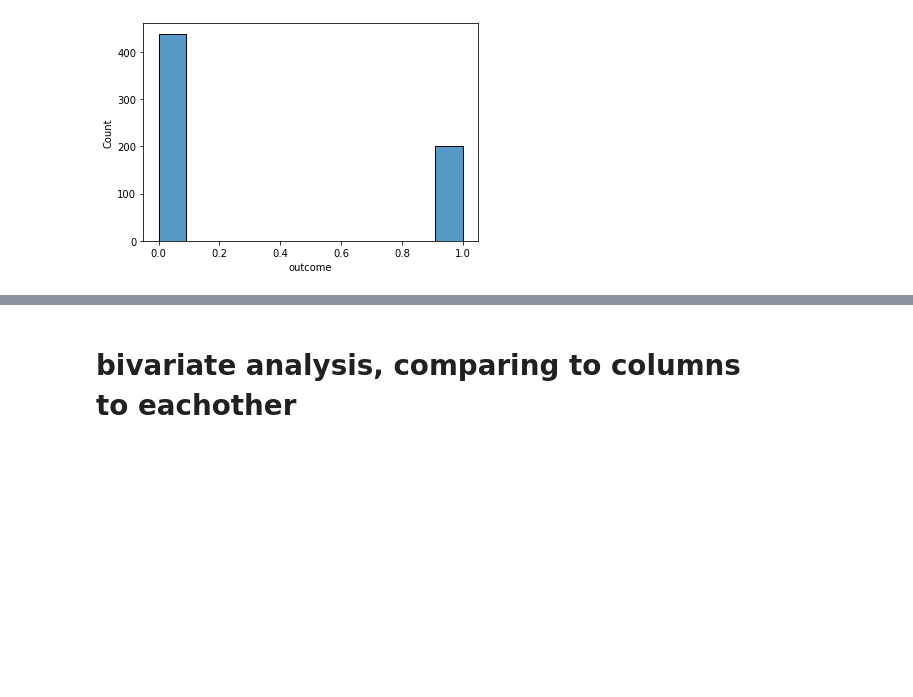
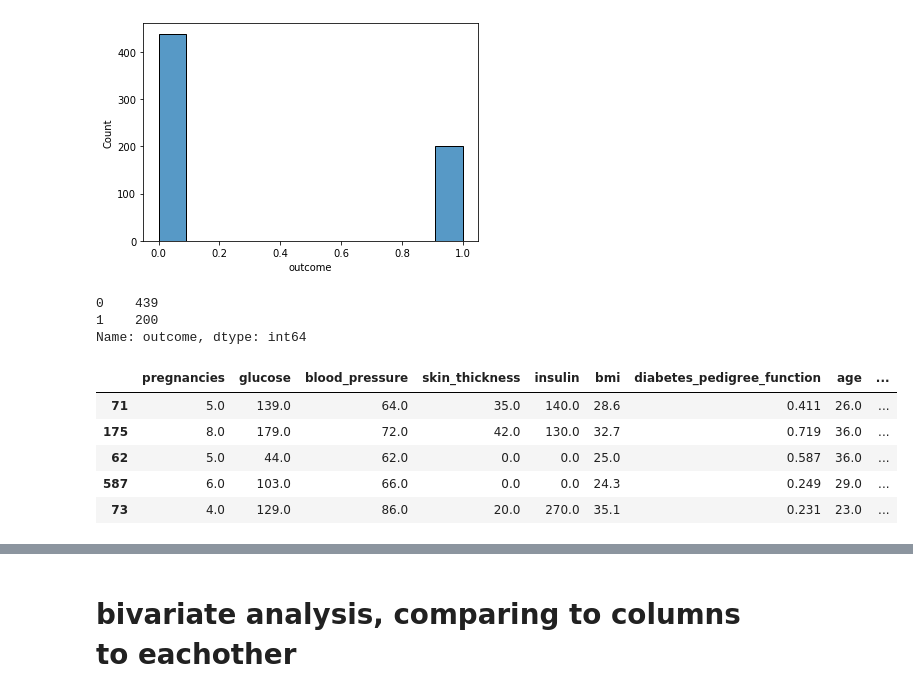
Before and after one commit to raedownen/mini_projects, a Jupyter notebook: diabetes_project.ipynb, the cells around one changed output, grey strips where cells are left out. Drawn from its saved outputs; the diff is of its cells as text; code cells hidden in the pictures; blank space fills up the shorter version.

```diff
--- a/diabetes_project.ipynb
+++ b/diabetes_project.ipynb
@@ -346,3 +346,35 @@ sns.histplot(data=diabetes_df, x="outcome")
 plt.show()
 # %% [output]
 [figure]
+# %%
+diabetes_df.outcome.value_counts()
+# %% [output]
+0    439
+1    200
+Name: outcome, dtype: int64
+# %%
+def split_diabetes(df):
+    '''
+    This function performs split on diabetes data, stratify outcome.
+    Returns train, validate, and test dfs.
+    '''
+    train_validate, test = train_test_split(diabetes_df, test_size=.2,
+                                        random_state=123,
+                                        stratify=diabetes_df.outcome)
+    train, validate = train_test_split(train_validate, test_size=.3,
+                                   random_state=123,
+                                   stratify=train_validate.outcome)
+    return train, validate, test
+
+#train, validate, test= split_diabetes(df)
+# %%
+train, validate, test= split_diabetes(diabetes_df)
+# %%
+train.head()
+# %% [output]
+|  | pregnancies | glucose | blood_pressure | skin_thickness | insulin | bmi | diabetes_pedigree_function | age | ... |
+| 71 | 5.0 | 139.0 | 64.0 | 35.0 | 140.0 | 28.6 | 0.411 | 26.0 | ... |
+| 175 | 8.0 | 179.0 | 72.0 | 42.0 | 130.0 | 32.7 | 0.719 | 36.0 | ... |
+| 62 | 5.0 | 44.0 | 62.0 | 0.0 | 0.0 | 25.0 | 0.587 | 36.0 | ... |
+| 587 | 6.0 | 103.0 | 66.0 | 0.0 | 0.0 | 24.3 | 0.249 | 29.0 | ... |
+| 73 | 4.0 | 129.0 | 86.0 | 20.0 | 270.0 | 35.1 | 0.231 | 23.0 | ... |
```
Also changed, not shown: parts of 20 cells of this notebook.
